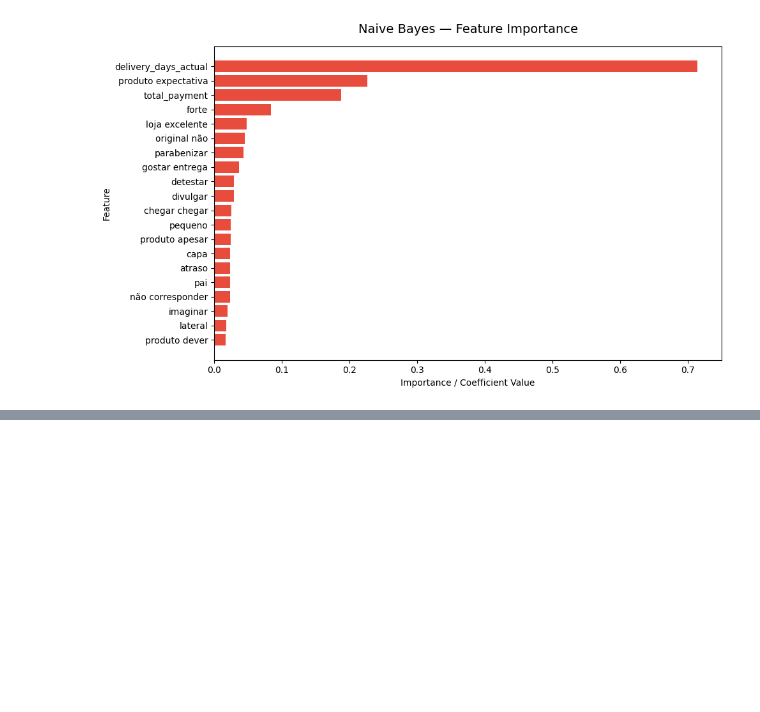
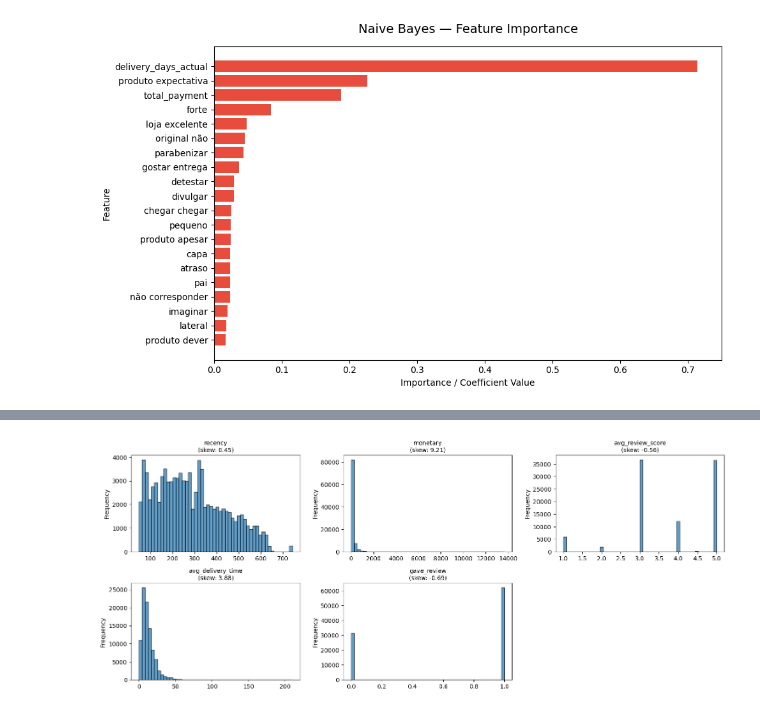
Before and after one commit to NitoBoritto/Olist_Data_Department, a Jupyter notebook: notebooks/modeling.ipynb, the cells around one changed output, grey strips where cells are left out. Cells and saved outputs as stored; diff of their text form; code cells hidden in the pictures; blank space fills up the shorter version.

Commit message:
Clustering working on

```diff
--- a/notebooks/modeling.ipynb
+++ b/notebooks/modeling.ipynb
@@ -58,8 +68,8 @@ memory usage: 5.4+ MB
 # %% [markdown]
 ## Text Preprocessing using spaCy
 # %%
-df = df.dropna(subset = 'review_text').dropna().reset_index(drop = True)
-df.info()
+nlp_df = nlp_df.dropna(subset = 'review_text').dropna().reset_index(drop = True)
+nlp_df.info()
 # %% [output]
 <class 'pandas.core.frame.DataFrame'>
 RangeIndex: 25625 entries, 0 to 25624
@@ -102,10 +112,10 @@ def refine_review(text):
 score_map = {1: 0, 2: 0, 3: 0,  # Negative
              4: 1, 5: 1}        # Positive
 # %%
-df['review_score'] = df['review_score'].map(score_map)
-df['review_text'] = df['review_text'].apply(refine_review)
-df = df[df['review_text'].str.strip() != ""]
-df
+nlp_df['review_score'] = nlp_df['review_score'].map(score_map)
+nlp_df['review_text'] = nlp_df['review_text'].apply(refine_review)
+nlp_df = nlp_df[nlp_df['review_text'].str.strip() != ""]
+nlp_df
 # %% [output]
 |  | order_status | total_payment | primary_payment_type | review_score | review_text | delivery_days_actual | ... |
 | 0 | delivered | 72.19 | credit card | 1 | perfeito produto entregar combinado | 7.0 | ... |
@@ -136,8 +146,8 @@ preprocessor = ColumnTransformer(transformers = [
     ('bools', bool_encoder, ['is_late_delivery', 'is_invalid_payment'])
 ], remainder = 'passthrough')
 # %%
-X = df.drop(columns = 'review_score')
-y = df['review_score']
+X = nlp_df.drop(columns = 'review_score')
+y = nlp_df['review_score']
 
 X_train, X_test, y_train, y_test = train_test_split(X, y,test_size = .2,
                                                     stratify = y, random_state = 30)
@@ -452,0 +516,4 @@ plot_feature_importance(
+# %%
+# Ensure avg_review_score has a reasonable default and drop any fully-NA rows
+cluster_df['avg_review_score'] = cluster_df['avg_review_score'].fillna(3)
+cluster_df = cluster_df.dropna()
@@ -452,0 +523,55 @@ plot_feature_importance(
+# %%
+# Data Quality Diagnostics
+print("=" * 80)
+print("CLUSTER DATA DIAGNOSTICS")
+print("=" * 80)
+
+print("\nData Shape:", cluster_df.shape)
+print("\nData Types:")
+print(cluster_df.dtypes)
+
+print("\n" + "=" * 80)
+print("FEATURE STATISTICS:")
+print("=" * 80)
+
+stats_df = cluster_df.describe().T
+stats_df['skewness'] = cluster_df.skew()
+stats_df['outliers_iqr'] = [
+    len(cluster_df[
+        (cluster_df[col] < cluster_df[col].quantile(0.25) - 1.5 * (cluster_df[col].quantile(0.75) - cluster_df[col].quantile(0.25))) |
+        (cluster_df[col] > cluster_df[col].quantile(0.75) + 1.5 * (cluster_df[col].quantile(0.75) - cluster_df[col].quantile(0.25)))
+    ])
+    for col in cluster_df.columns
+]
+print(stats_df[['mean', 'std', 'min', 'max', 'skewness', 'outliers_iqr']])
+
+# Visualize distributions
+fig, axes = plt.subplots(4, 3, figsize=(15, 12))
+axes = axes.flatten()
+
+for idx, col in enumerate(cluster_df.columns):
+    axes[idx].hist(cluster_df[col], bins=50, edgecolor='black', alpha=0.7)
+    axes[idx].set_title(f'{col}\n(skew: {cluster_df[col].skew():.2f})', fontsize=10)
+    axes[idx].set_ylabel('Frequency')
+
+# Hide extra subplots
+for idx in range(len(cluster_df.columns), len(axes)):
+    axes[idx].set_visible(False)
+
+plt.tight_layout()
+plt.show()
+
+print("\n" + "=" * 80)
+print("OUTLIER SUMMARY BY IQR METHOD:")
+print("=" * 80)
+for col in cluster_df.columns:
+    q1 = cluster_df[col].quantile(0.25)
+    q3 = cluster_df[col].quantile(0.75)
+    iqr = q3 - q1
+    lower = q1 - 1.5 * iqr
+    upper = q3 + 1.5 * iqr
+    n_outliers = len(cluster_df[(cluster_df[col] < lower) | (cluster_df[col] > upper)])
+    pct_outliers = 100 * n_outliers / len(cluster_df)
+    if n_outliers > 0:
+        print(f"{col:30s}: {n_outliers:4d} outliers ({pct_outliers:5.1f}%) | Range: [{lower:10.2f}, {upper:10.2f}]")
+# %% [output]
@@ -452,0 +595 @@ plot_feature_importance(
+[figure, added]
```
Also changed, not shown: parts of 26 cells of this notebook, 3 other files.
